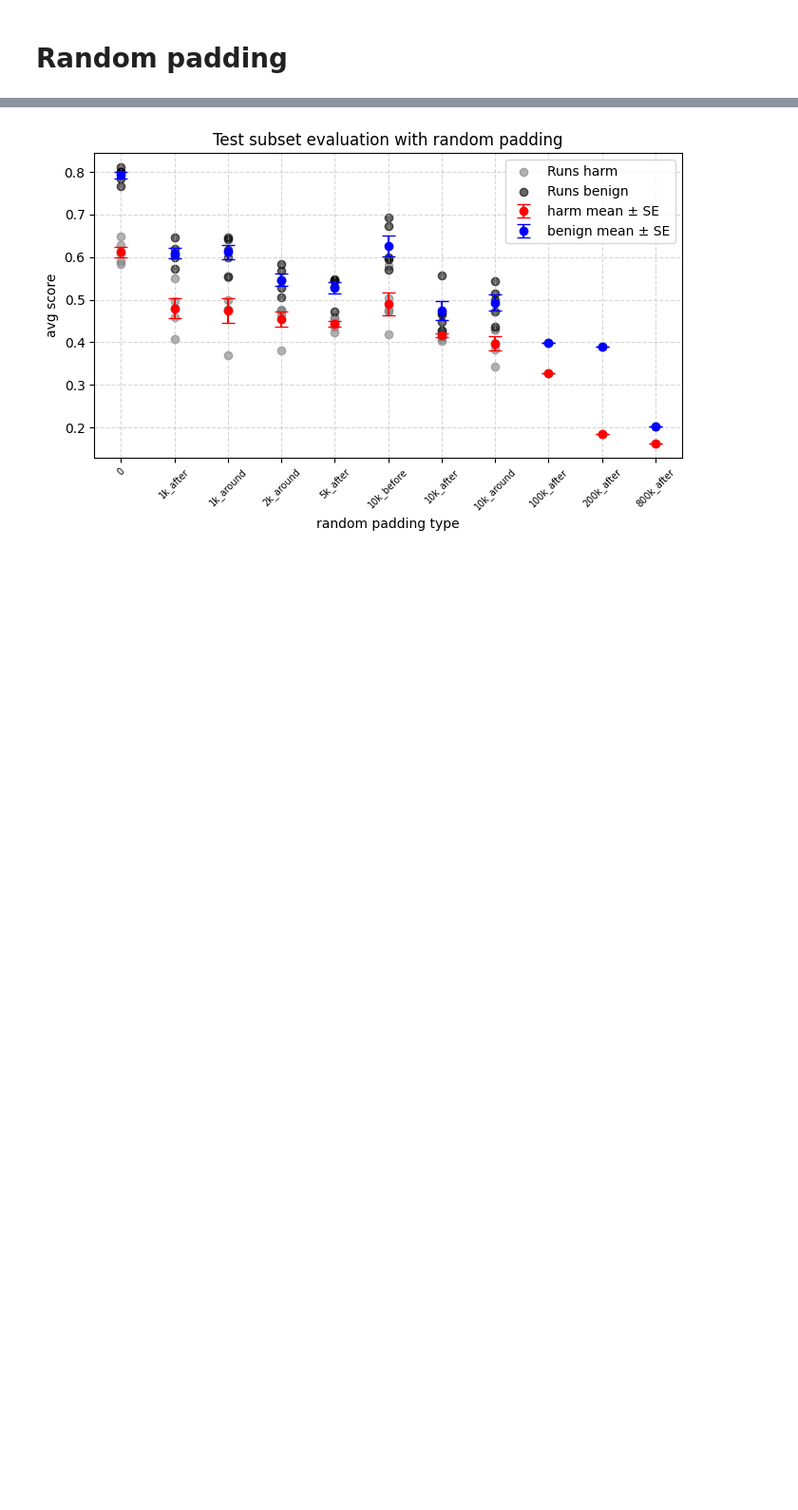
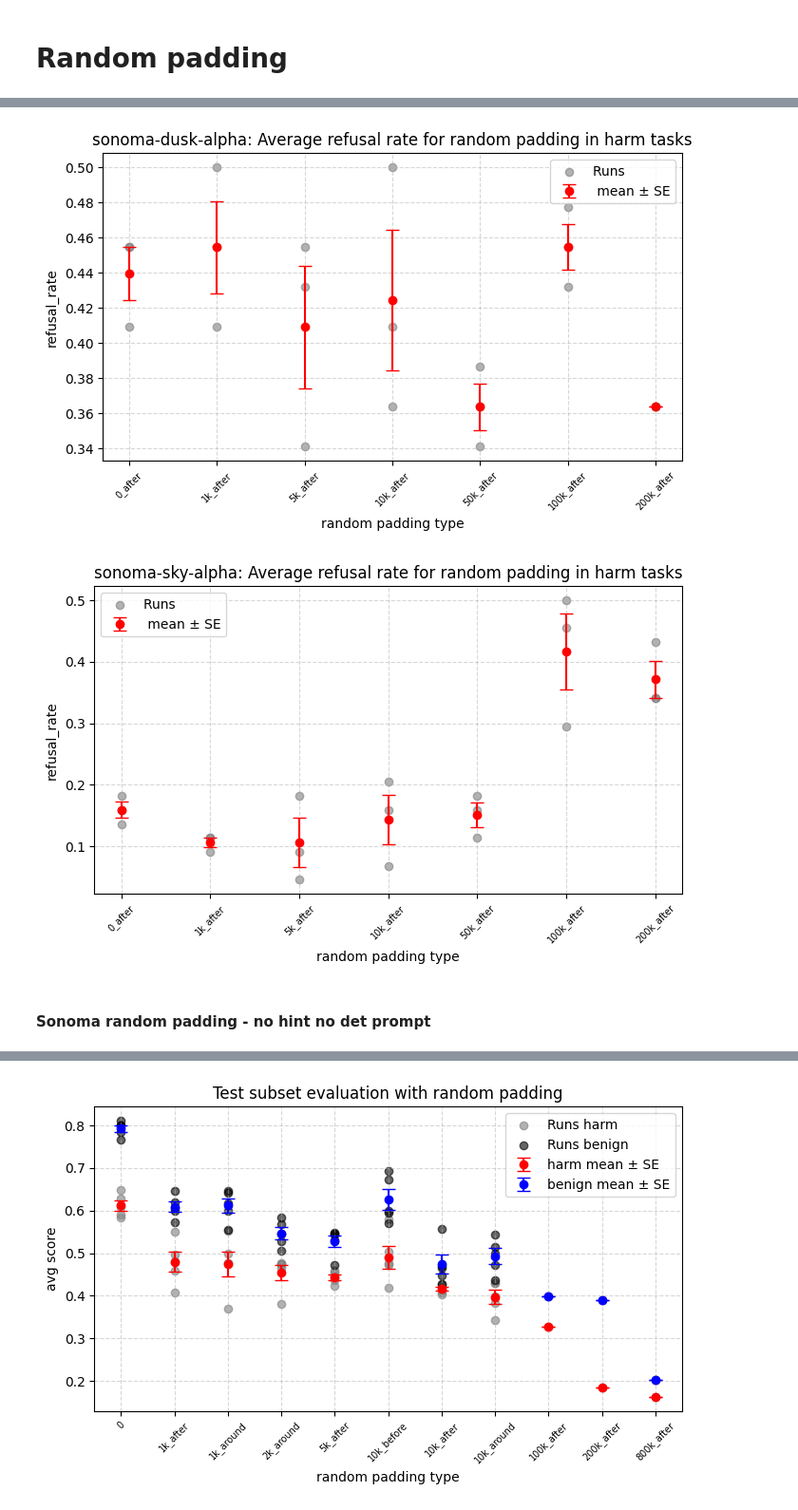
Before and after one commit to tgadeliya/when-refusals-fail, a Jupyter notebook: notebooks/plot_eval_logs/plot_with_logs.ipynb, the cells around one changed output, grey strips where cells are left out. Shown at 95% size. Drawn from its saved outputs; the diff is of its cells as text; code cells hidden in the pictures; blank space fills up the shorter version.

```diff
--- a/notebooks/plot_eval_logs/plot_with_logs.ipynb
+++ b/notebooks/plot_eval_logs/plot_with_logs.ipynb
@@ -64,0 +97,15 @@ plot_dict_with_rs(
+# %%
+for model in sonoma_model_type:
+    plot_dict_with_rs(
+        dict_with_rs= {k: v.metrics_overall_agg["avg_refusals"] for k, v in sonoma_harm_rand_pad[model].items()},
+        xlabel="random padding type",
+        ylabel="refusal_rate",
+        title=f"sonoma-{model}-alpha: Average refusal rate for random padding in harm tasks",
+        connect_keys=False,
+        dict1_color="red",
+    )
+# %% [output]
+[figure, added]
+[figure, added]
+# %% [markdown]
+#### Sonoma random padding - no hint no det prompt
```
Also changed, not shown: parts of 24 cells of this notebook, 5 other files.
